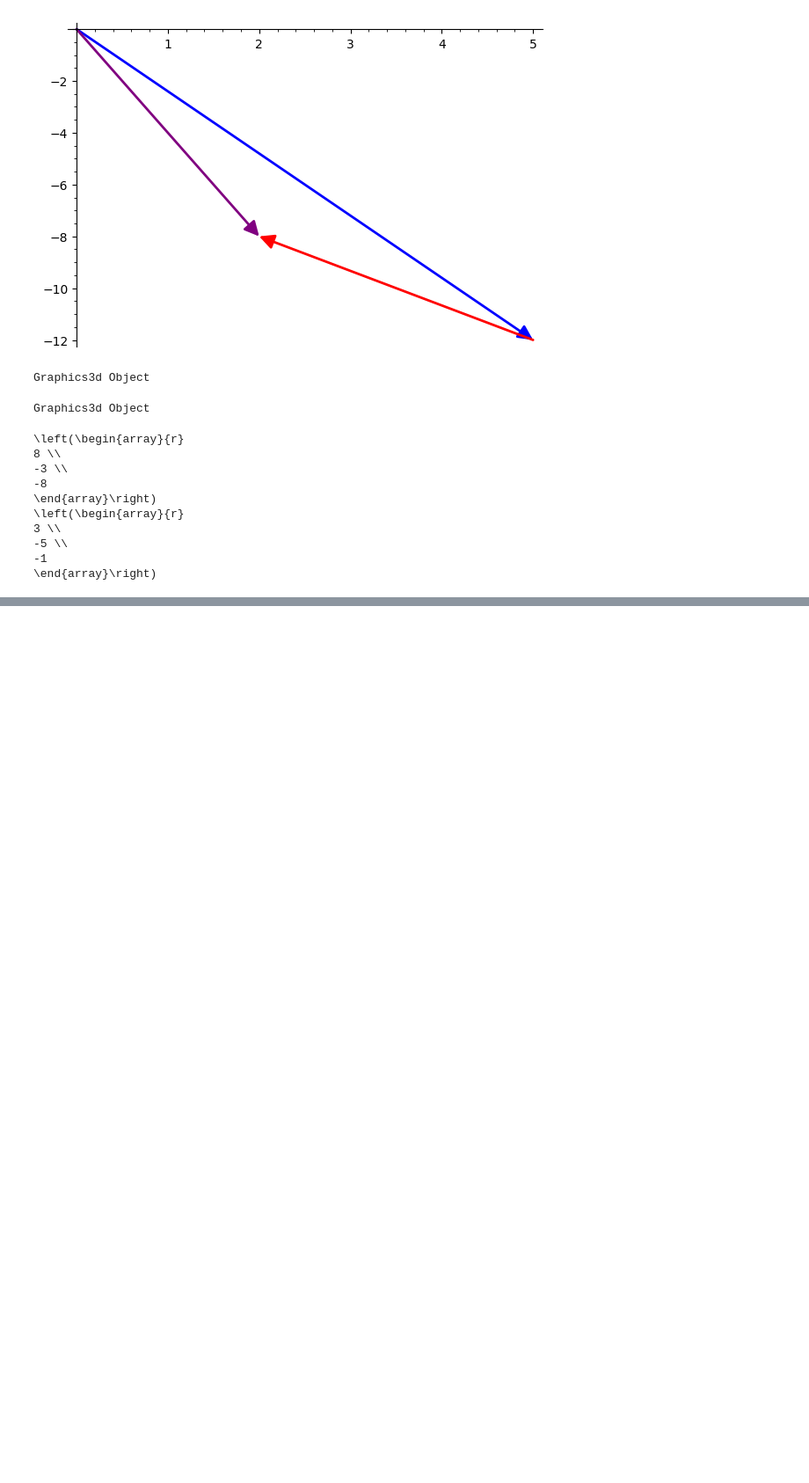
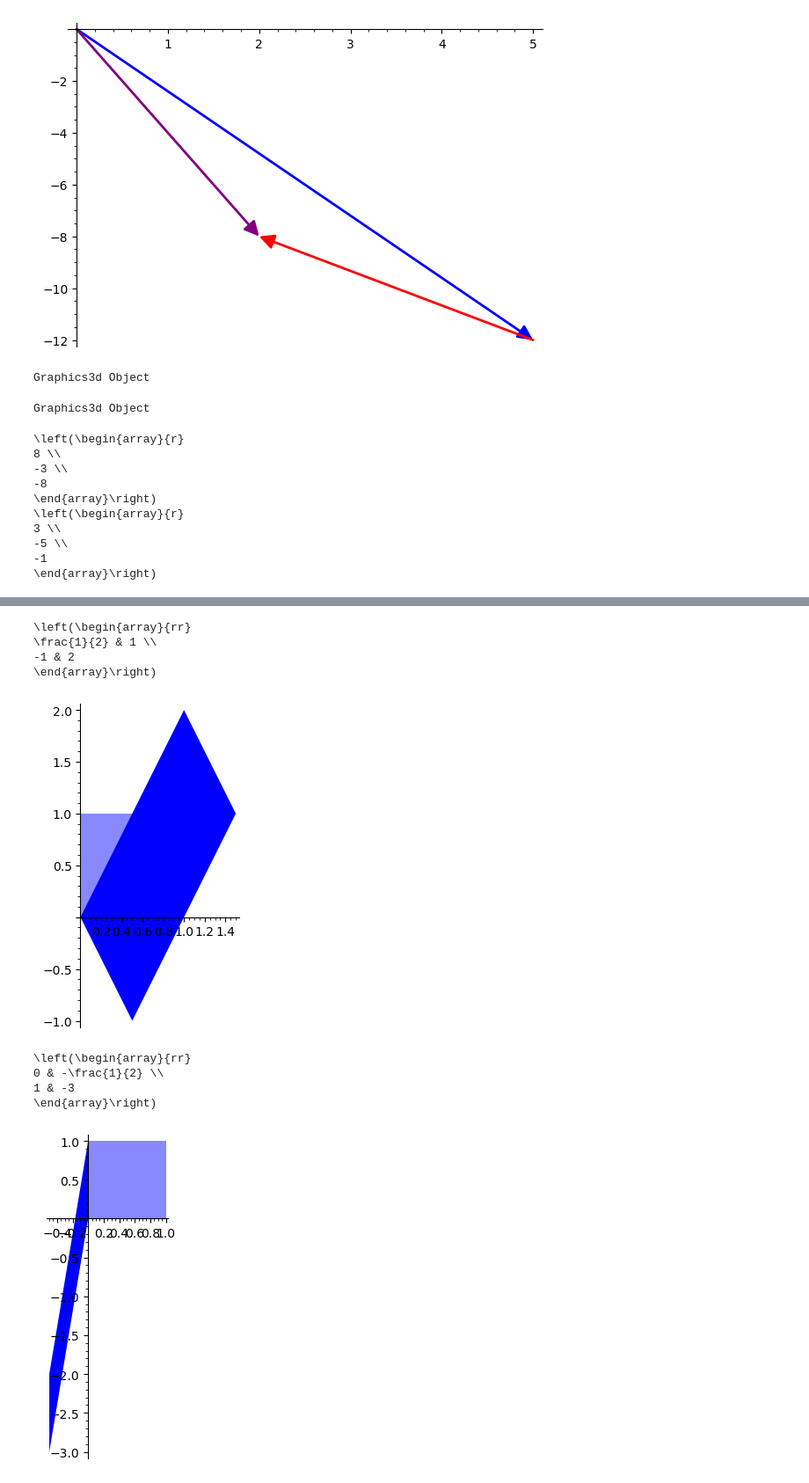
Before and after one commit to StevenClontz/exploring-math-technology, a Jupyter notebook: notebooks/sage.ipynb, the cells around one changed output, grey strips where cells are left out. Shown: that part at 88% size. Saved outputs shown, nothing was run; the diff lists cells and outputs as text; code cells hidden in the pictures; blank space fills up the shorter version.

```diff
--- a/notebooks/sage.ipynb
+++ b/notebooks/sage.ipynb
@@ -242,0 +272,34 @@ print(latex(matrix([[randint(1,8)*choice([-1,1])] for _ in range(3)])))
+# %%
+Ms = [
+    matrix([[1/2,1],[-1,2]]),
+    matrix([[0,-1/2],[1,-3]]),
+]
+for M in Ms:
+    print(latex(M))
+    show(
+        polygon([
+            vector([0,0]),
+            vector([1,0]),
+            vector([1,1]),
+            vector([0,1]),
+            ], color="#88f"
+        )+ \
+        polygon([
+            M*vector([0,0]),
+            M*vector([1,0]),
+            M*vector([1,1]),
+            M*vector([0,1]),
+            ], color="#00f"
+        )
+    )
+# %% [output]
+\left(\begin{array}{rr}
+\frac{1}{2} & 1 \\
+-1 & 2
+\end{array}\right)
+[figure, added]
+\left(\begin{array}{rr}
+0 & -\frac{1}{2} \\
+1 & -3
+\end{array}\right)
+[figure, added]
```
Also changed, not shown: parts of 4 cells of this notebook.
